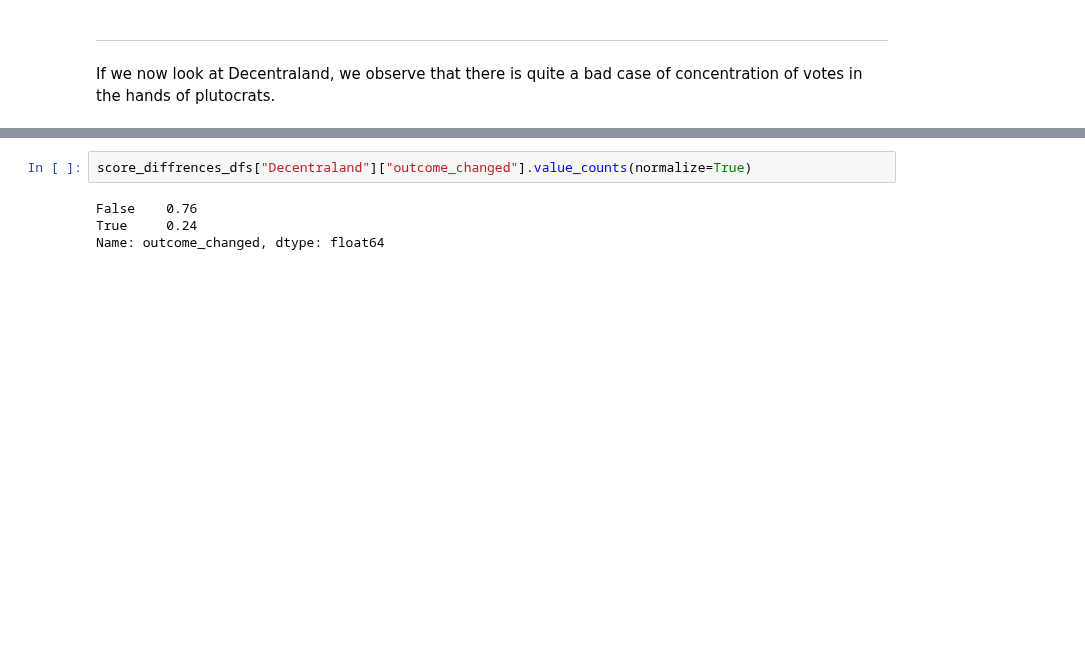
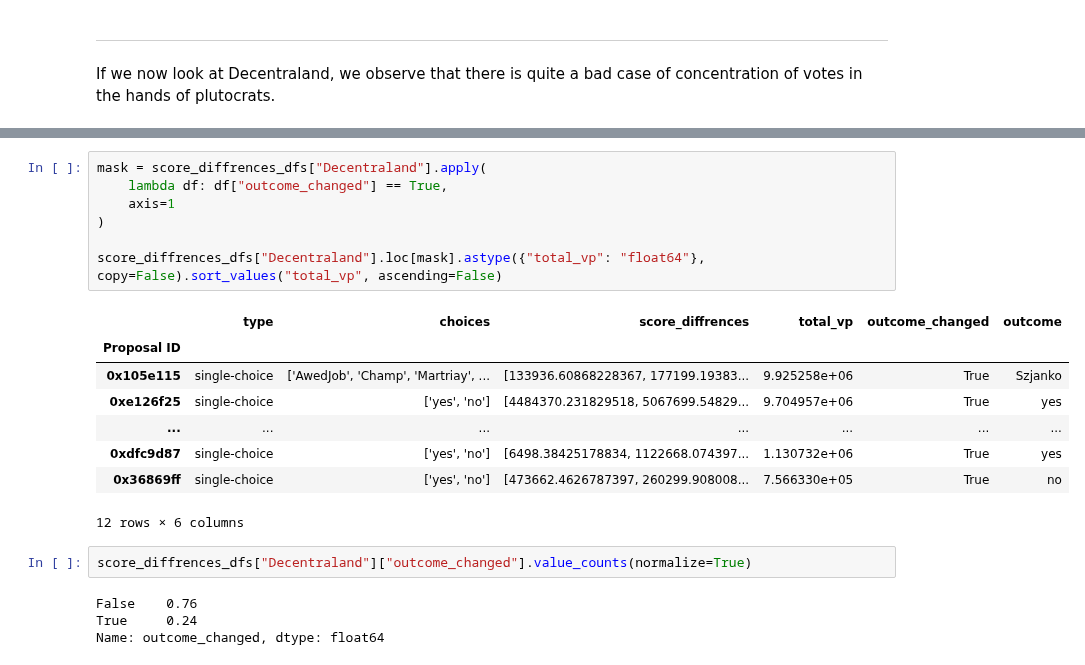
Before and after one commit to acemasterjb/gov_analysis, a Jupyter notebook: _sources/plutocracy_report.ipynb, the cells around one changed output, grey strips where cells are left out. Cells and saved outputs as stored; diff of their text form; blank space fills up the shorter version.

```diff
--- a/_sources/plutocracy_report.ipynb
+++ b/_sources/plutocracy_report.ipynb
@@ -317,3 +303,19 @@ score_diffrences_dfs["Decentraland"]
+# %%
+mask = score_diffrences_dfs["Decentraland"].apply(
+    lambda df: df["outcome_changed"] == True,
+    axis=1
+)
+
+score_diffrences_dfs["Decentraland"].loc[mask].astype({"total_vp": "float64"}, copy=False).sort_values("total_vp", ascending=False)
+# %% [output]
+|  | type | choices | score_diffrences | total_vp | outcome_changed | outcome |
+| Proposal ID |  |  |  |  |  |  |
+| 0x105e115 | single-choice | ['AwedJob', 'Champ', 'Martriay', ... | [133936.60868228367, 177199.19383... | 9.925258e+06 | True | Szjanko |
+| 0xe126f25 | single-choice | ['yes', 'no'] | [4484370.231829518, 5067699.54829... | 9.704957e+06 | True | yes |
+| ... | ... | ... | ... | ... | ... | ... |
+| 0xdfc9d87 | single-choice | ['yes', 'no'] | [6498.38425178834, 1122668.074397... | 1.130732e+06 | True | yes |
+| 0x36869ff | single-choice | ['yes', 'no'] | [473662.4626787397, 260299.908008... | 7.566330e+05 | True | no |
+12 rows × 6 columns
 # %%
 score_diffrences_dfs["Decentraland"]["outcome_changed"].value_counts(normalize=True)
 # %% [output]
```
Also changed, not shown: parts of 29 cells of this notebook, 2 other files.
